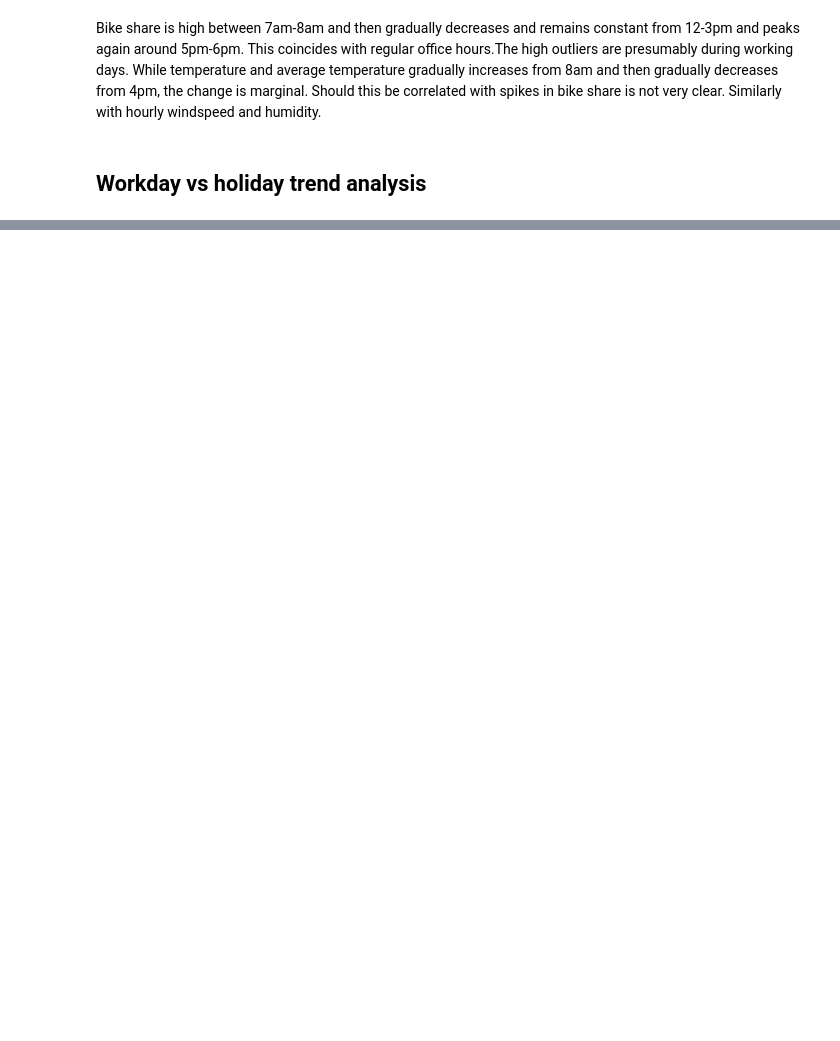
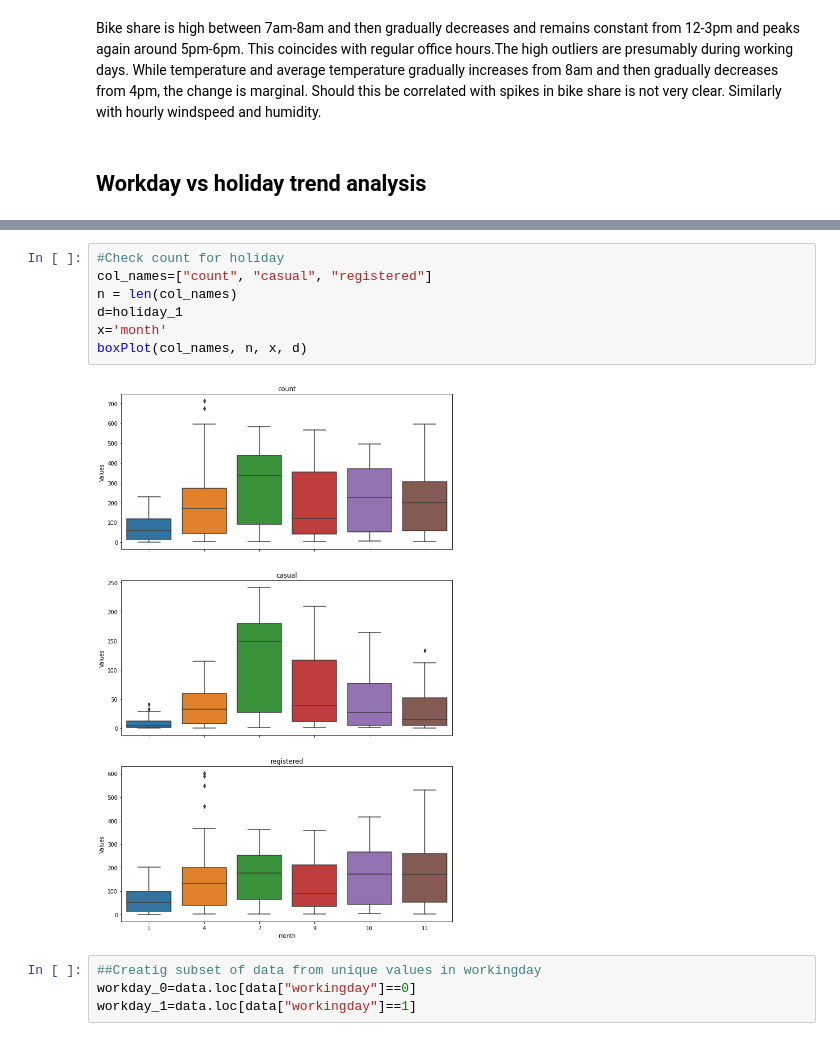
Before and after one commit to Harmeet2504/timeseries, a Jupyter notebook: Bike_share_analysis/bike_timeseries_EDA.ipynb, the cells around one changed output, grey strips where cells are left out. Drawn from its saved outputs; the diff is of its cells as text; blank space fills up the shorter version.

```diff
--- a/Bike_share_analysis/bike_timeseries_EDA.ipynb
+++ b/Bike_share_analysis/bike_timeseries_EDA.ipynb
@@ -206,0 +214,13 @@ data["workingday"].plot(figsize=(11,4))
+# %%
+#Check count for holiday
+col_names=["count", "casual", "registered"]
+n = len(col_names)
+d=holiday_1
+x='month'
+boxPlot(col_names, n, x, d)
+# %% [output]
+[figure, added]
+# %%
+##Creatig subset of data from unique values in workingday
+workday_0=data.loc[data["workingday"]==0]
+workday_1=data.loc[data["workingday"]==1]
```
Also changed, not shown: parts of 26 cells of this notebook.
